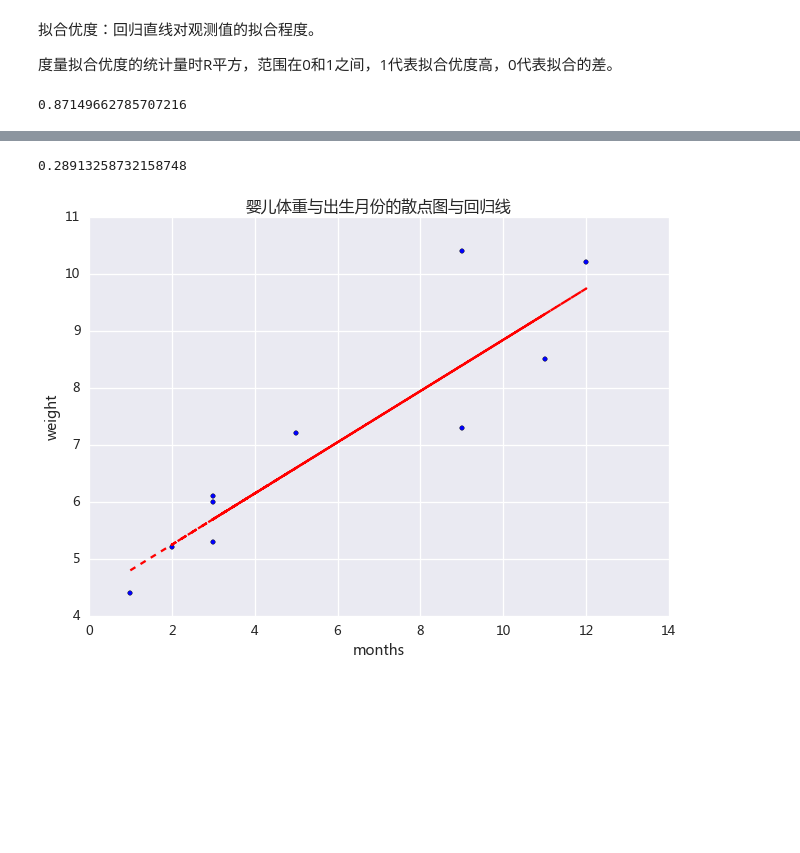
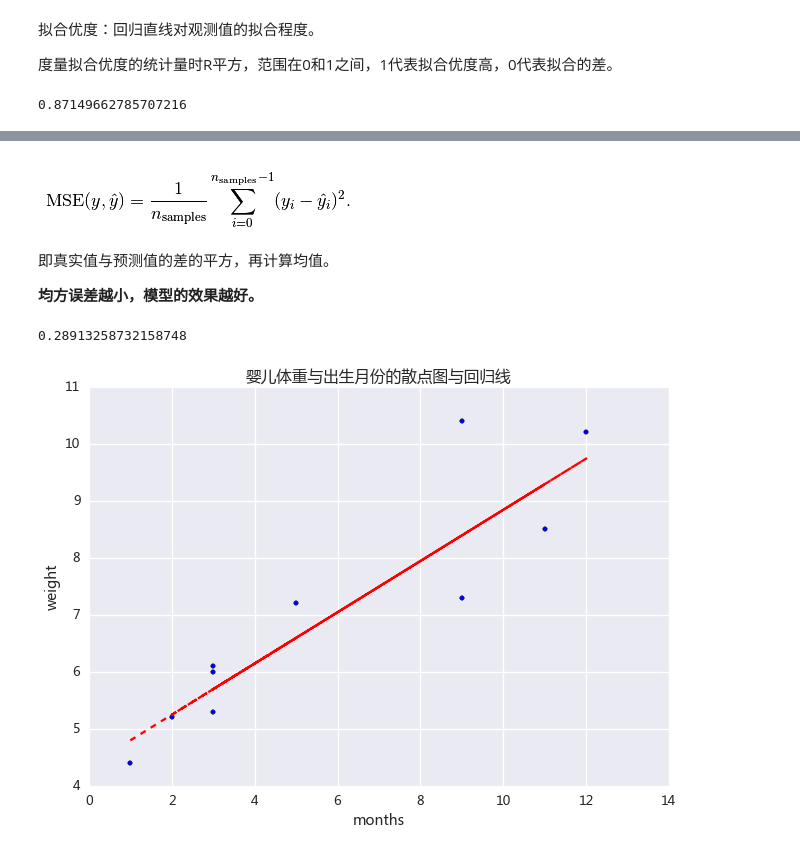
Before and after one commit to yishi/Data-Science-Series-in-Python, a Jupyter notebook: the_introduction_of_data_science_04.ipynb, the cells around one changed output, grey strips where cells are left out. Cells and saved outputs as stored; diff of their text form; code cells hidden in the pictures; blank space fills up the shorter version.

```diff
--- a/the_introduction_of_data_science_04.ipynb
+++ b/the_introduction_of_data_science_04.ipynb
@@ -144,3 +140,11 @@ r2_score(y_test, reg.predict(x_test[:, np.newaxis]))
+# %%
+Image('img/regression_mse.PNG')
+# %% [output]
+[figure, added]
+# %% [markdown]
+即真实值与预测值的差的平方，再计算均值。
+
+**均方误差越小，模型的效果越好。**
 # %%
 mean_squared_error(y_test, reg.predict(x_test[:, np.newaxis]))
 # %% [output]
```
Also changed, not shown: parts of 22 cells of this notebook.
